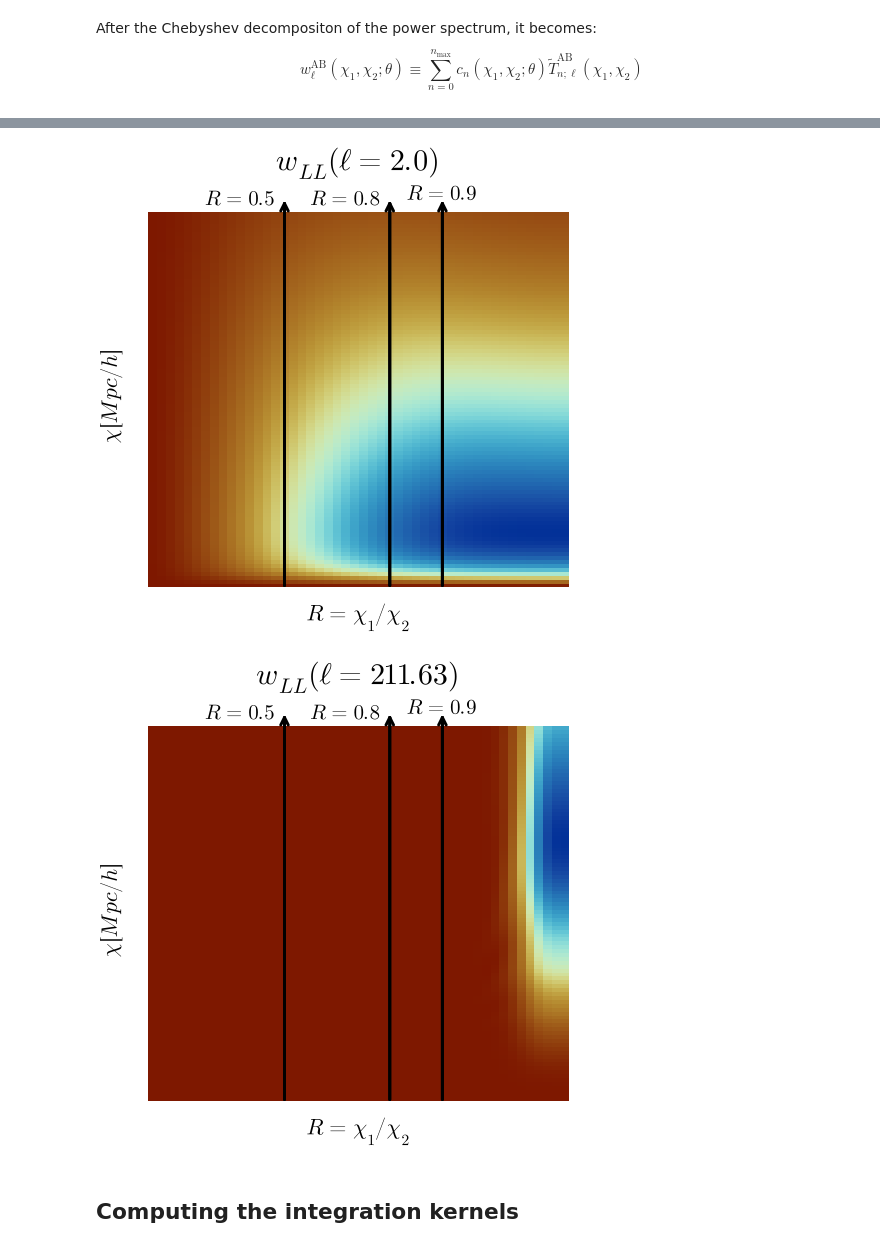
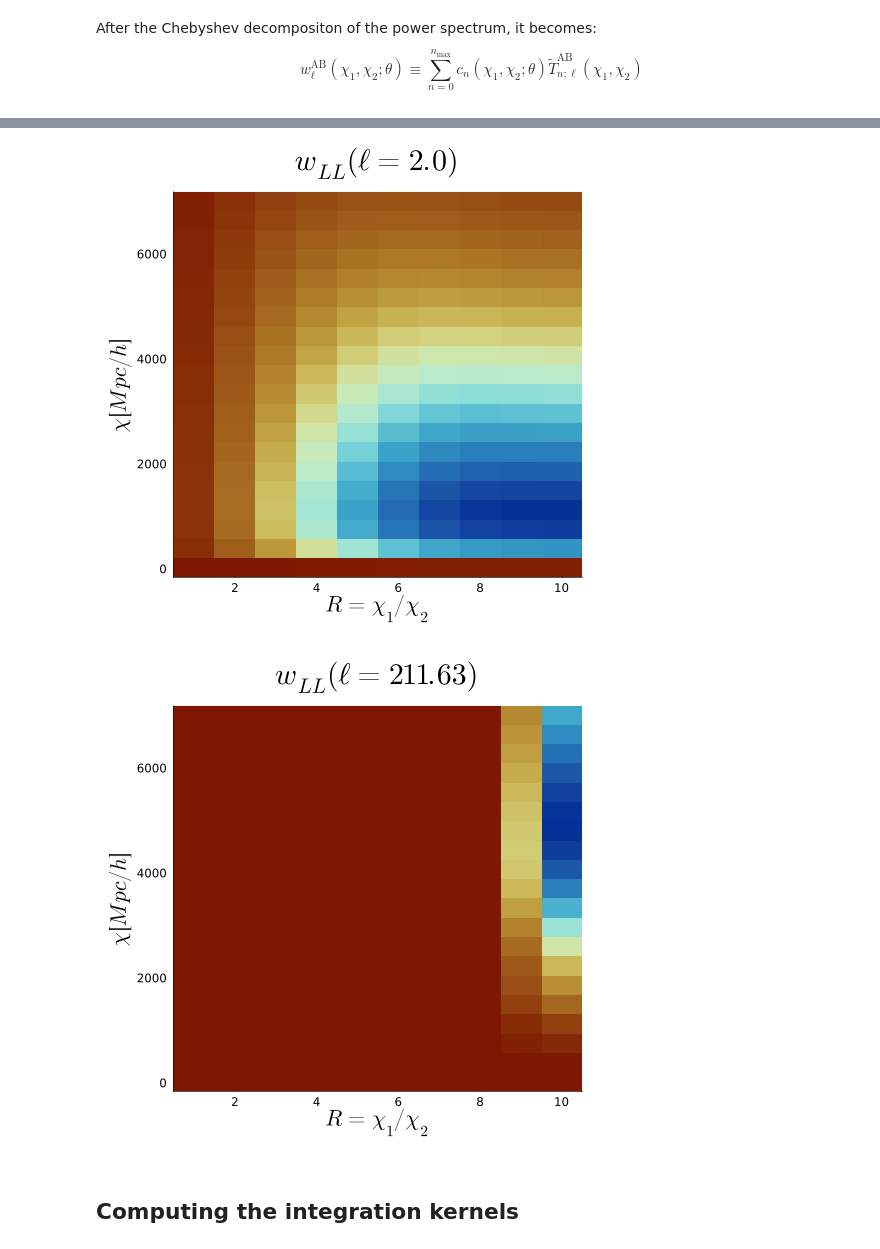
Before and after one commit to anvi-git/3D_Angular_Power_Spectrum, a Jupyter notebook: blast_code/BLAST_x_N5K.ipynb, the cells around one changed output, grey strips where cells are left out. Saved outputs shown, nothing was run; the diff lists cells and outputs as text; code cells hidden in the pictures.

```diff
--- a/blast_code/BLAST_x_N5K.ipynb
+++ b/blast_code/BLAST_x_N5K.ipynb
@@ -176,14 +180,14 @@ The dimensions correspond to: (nℓ, nχ, nR, nk):
 # %% [markdown]
 #### Defining the previously described grids
 # %%
-ℓ = Blast.ℓ
-println(ℓ)
-nχ = 96
-χ = LinRange(26, 7000, nχ)
-R = chebpoints(96, -1, 1)
-R = reverse(R[R.>0])
-nR = length(R)
-kmax = 200/13
-kmin = 2.5/7000
-n_cheb = 119
-k_cheb = chebpoints(n_cheb, log10(kmin), log10(kmax));
+# ℓ = Blast.ℓ
+# println(ℓ)
+# nχ = 96
+# χ = LinRange(26, 7000, nχ)
+# R = chebpoints(96, -1, 1)
+# R = reverse(R[R.>0])
+# nR = length(R)
+# kmax = 200/13
+# kmin = 2.5/7000
+# n_cheb = 119
+# k_cheb = chebpoints(n_cheb, log10(kmin), log10(kmax));
@@ -202,13 +204,13 @@ bg = Blast.BackgroundQuantities(Hz_array = zeros(length(z_range)), χz_array = A
 The power spectrum, on the basis of the Chebyshev polynomials, becomes: $$P\left(k, \chi_1, \chi_2 ; \theta\right) \approx \sum_{n=0}^{n_{\max }} c_n\left(\chi_1, \chi_2 ; \theta\right) T_n(k)$$
 The coefficients of the decomposition are obtained through FFTs.
 # %%
-cheb_coeff = zeros(nχ, nR, n_cheb+1)
+cheb_coeff = zeros(n_chi, nR, n_cheb+1)
 #Blast allows you to use FFT plans (in the FFTW fashion). In this way, the heaviest part of the computation is performed only once.
 #plan = Blast.plan_fft(power_spectrum.(10 .^ k_cheb,χ[1],χ[1]*R[1]),1)
 plan = Blast.plan_fft(power_spectrum.(10 .^ k_cheb,χ[1],χ[1]*R[1]))
 
 for i in 1:nR
-    for j in 1:nχ
+    for j in 1:n_chi
         cheb_coeff[j,i,:] = Blast.fast_chebcoefs(power_spectrum.(10 .^ k_cheb,χ[j],χ[j]*R[i]), plan);
     end
 end
@@ -240,37 +242,37 @@ BenchmarkTools.Trial: 961 samples with 1 evaluation per sample.
 # %%
-heatmap(1:48, χ, w_LL[1,:,:]./maximum(w_LL[1,:,:]), size = (500,500), title=L"w_{LL}(ℓ=2.0)",
+heatmap(1:nR, χ, w_LL[1,:,:]./maximum(w_LL[1,:,:]), size = (500,500), title=L"w_{LL}(ℓ=2.0)",
     c =:roma , xlabel=L"R=\chi_1/\chi_2",ylabel=L"\chi[Mpc/h]", legend=:none,
     yguidefontsize=15, xguidefontsize=15 , titlefontsize=20)
 
-plot!([16,16],[26, 7200],arrow=true,color=:black,linewidth=3,label=nothing, size = (500,500))
-annotate!(11, 7300, text(L"R=0.5",14), :black)
-#annotate!(16, -200,text(L"0.5",10), :black)
+# plot!([16,16],[26, 7200],arrow=true,color=:black,linewidth=3,label=nothing, size = (500,500))
+# annotate!(11, 7300, text(L"R=0.5",14), :black)
+# #annotate!(16, -200,text(L"0.5",10), :black)
 
-plot!([28,28],[26, 7200],arrow=true,color=:black,linewidth=3,label=nothing, size = (500,500))
-annotate!(23, 7300, text(L"R=0.8",14), :black)
-#annotate!(28, -200, text(L"0.8",10), :black)
+# plot!([28,28],[26, 7200],arrow=true,color=:black,linewidth=3,label=nothing, size = (500,500))
+# annotate!(23, 7300, text(L"R=0.8",14), :black)
+# #annotate!(28, -200, text(L"0.8",10), :black)
 
-plot!([34,34],[26, 7200],arrow=true,color=:black,linewidth=3,label=nothing,axis=([], false), size = (500,500))
-annotate!(34, 7400, text(L"R=0.9",14), :black)
+# plot!([34,34],[26, 7200],arrow=true,color=:black,linewidth=3,label=nothing,axis=([], false), size = (500,500))
+# annotate!(34, 7400, text(L"R=0.9",14), :black)
 # %% [output]
-[figure, old version]
+[figure, new version]
 # %%
-heatmap(1:48, χ, w_LL[22,:,:]./maximum(w_LL[22,:,:]), size = (500,500), title=L"w_{LL}(ℓ=211.63)",
+heatmap(1:nR, χ, w_LL[22,:,:]./maximum(w_LL[22,:,:]), size = (500,500), title=L"w_{LL}(ℓ=211.63)",
     legend = :none, c =:roma , xlabel=L"R=\chi_1/\chi_2",ylabel=L"\chi[Mpc/h]",
     yguidefontsize=15, xguidefontsize=15 , titlefontsize=20)
 
-plot!([16,16],[26, 7200],arrow=true,color=:black,linewidth=3,label="R=0.5", size = (500,500))
-annotate!(11, 7300, text(L"R=0.5",14), :black)
-#annotate!(16, -200,text(L"0.5",10), :black)
+# plot!([16,16],[26, 7200],arrow=true,color=:black,linewidth=3,label="R=0.5", size = (500,500))
+# annotate!(11, 7300, text(L"R=0.5",14), :black)
+# #annotate!(16, -200,text(L"0.5",10), :black)
 
-plot!([28,28],[26, 7200],arrow=true,color=:black,linewidth=3,label="R=0.5", size = (500,500))
-annotate!(23, 7300, text(L"R=0.8",14), :black)
-#annotate!(28, -200, text(L"0.8",10), :black)
+# plot!([28,28],[26, 7200],arrow=true,color=:black,linewidth=3,label="R=0.5", size = (500,500))
+# annotate!(23, 7300, text(L"R=0.8",14), :black)
+# #annotate!(28, -200, text(L"0.8",10), :black)
 
-plot!([34,34],[26, 7200],arrow=true,color=:black,linewidth=3,label="R=0.5",axis=([], false), size = (500,500))
-annotate!(34, 7400, text(L"R=0.9",14), :black)
+# plot!([34,34],[26, 7200],arrow=true,color=:black,linewidth=3,label="R=0.5",axis=([], false), size = (500,500))
+# annotate!(34, 7400, text(L"R=0.9",14), :black)
 # %% [output]
-[figure, old version]
+[figure, new version]
 # %% [markdown]
 ## Computing the integration kernels
 # %% [markdown]
```
Also changed, not shown: parts of 13 cells of this notebook, 12 other files.
